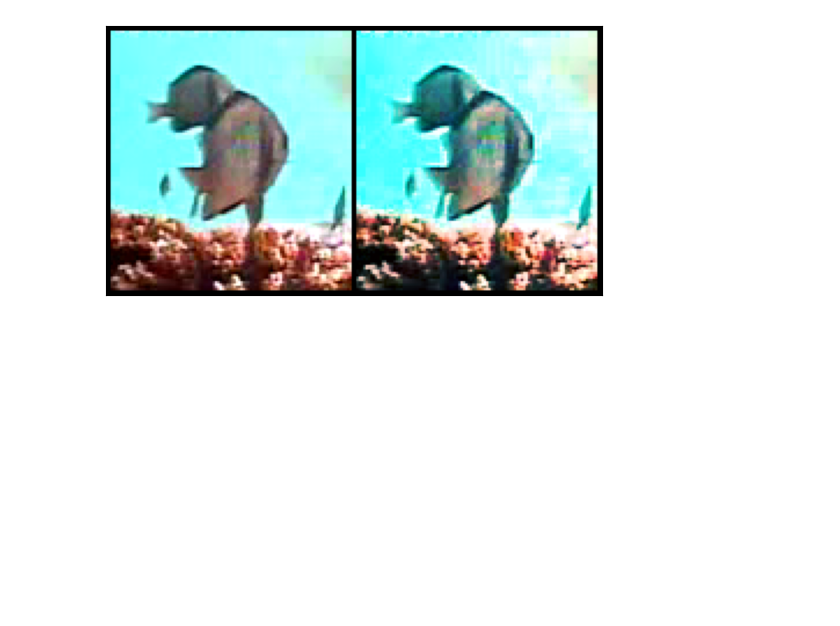
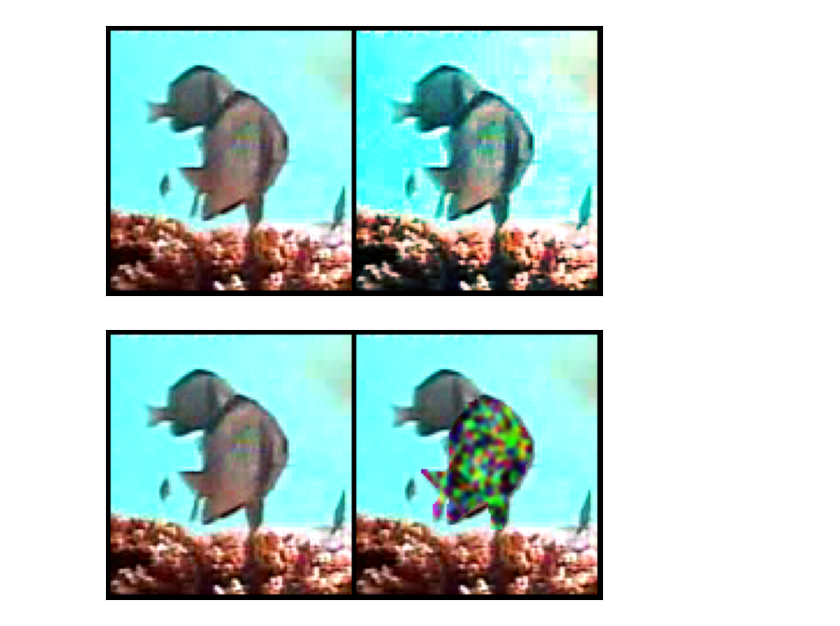
Before and after one commit to krittin-kulrat/MaskAugFish, a Jupyter notebook: demo/augmentation.ipynb, the cells around one changed output. Drawn from its saved outputs; the diff is of its cells as text; code cells hidden in the pictures; blank space fills up the shorter version.

```diff
--- a/demo/augmentation.ipynb
+++ b/demo/augmentation.ipynb
@@ -147,3 +147,12 @@ grid = tv.utils.make_grid(image_list, nrow=2)
 show(grid)
 # %% [output]
 [figure]
+# %%
+Pipeline = augmentation.Augmentation(config_file="../demo/augmentation_example.json",
+                                     regime="fish-only",)
+augmented_image = Pipeline(image, mask)
+image_list = [image, augmented_image]
+grid = tv.utils.make_grid(image_list, nrow=2)
+show(grid)
+# %% [output]
+[figure, added]
```
Also changed, not shown: parts of 2 cells of this notebook.
